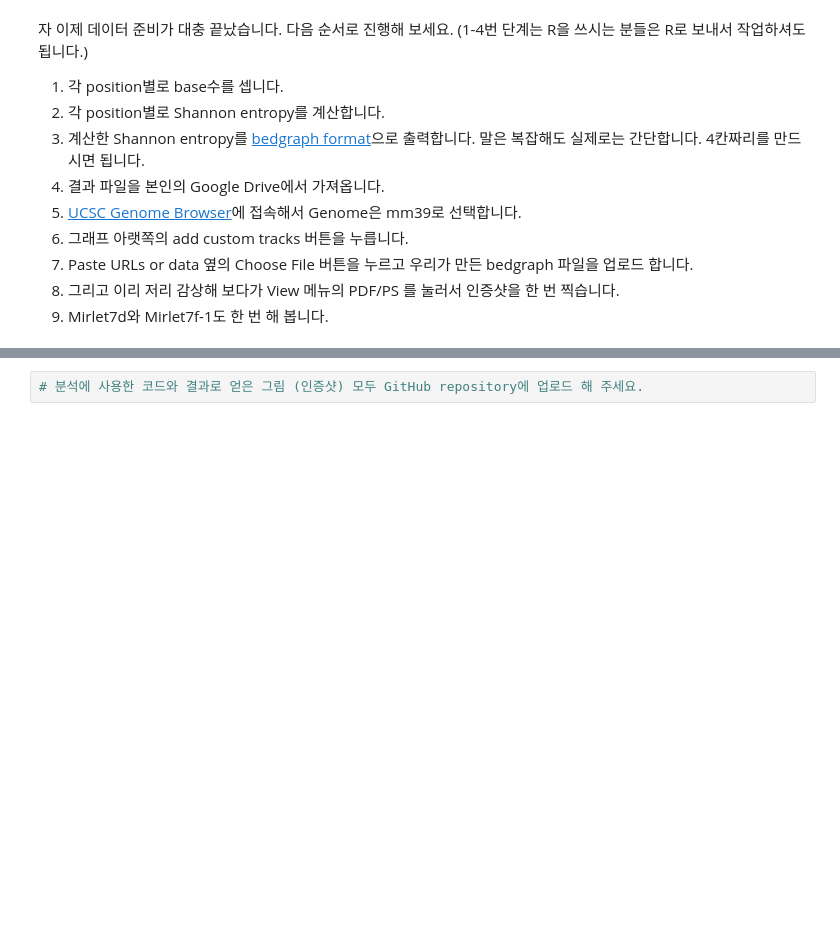
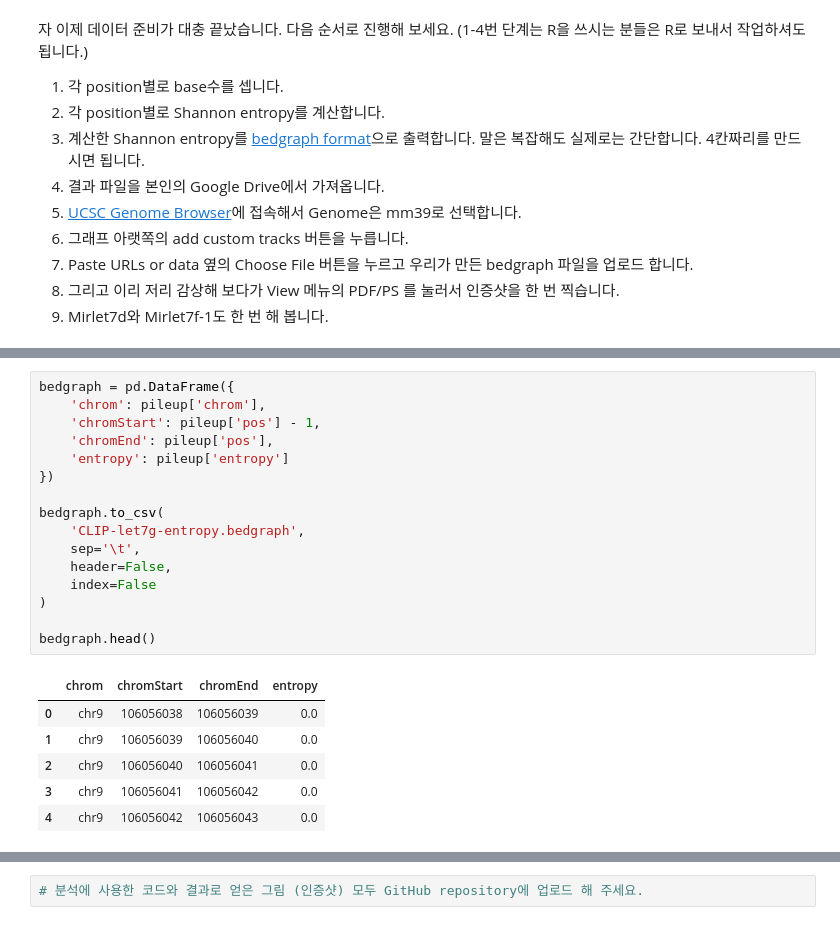
Before and after one commit to chaehyeonkim-lab/bioinformatics1, a Jupyter notebook: Guided_Mission_3주차_실습용_노트북_(5월_14일_오후_9시까지_push).ipynb, the cells around one changed output, grey strips where cells are left out. Drawn from its saved outputs; the diff is of its cells as text; blank space fills up the shorter version.

```diff
--- a/Guided_Mission_3주차_실습용_노트북_(5월_14일_오후_9시까지_push).ipynb
+++ b/Guided_Mission_3주차_실습용_노트북_(5월_14일_오후_9시까지_push).ipynb
@@ -277,0 +333,23 @@ pileup[pileup['pos'] == 106056094].iloc[0]['matches']
+# %%
+bedgraph = pd.DataFrame({
+    'chrom': pileup['chrom'],
+    'chromStart': pileup['pos'] - 1,
+    'chromEnd': pileup['pos'],
+    'entropy': pileup['entropy']
+})
+
+bedgraph.to_csv(
+    'CLIP-let7g-entropy.bedgraph',
+    sep='\t',
+    header=False,
+    index=False
+)
+
+bedgraph.head()
+# %% [output]
+|  | chrom | chromStart | chromEnd | entropy |
+| 0 | chr9 | 106056038 | 106056039 | 0.0 |
+| 1 | chr9 | 106056039 | 106056040 | 0.0 |
+| 2 | chr9 | 106056040 | 106056041 | 0.0 |
+| 3 | chr9 | 106056041 | 106056042 | 0.0 |
+| 4 | chr9 | 106056042 | 106056043 | 0.0 |
```
Also changed, not shown: parts of 9 cells of this notebook.
